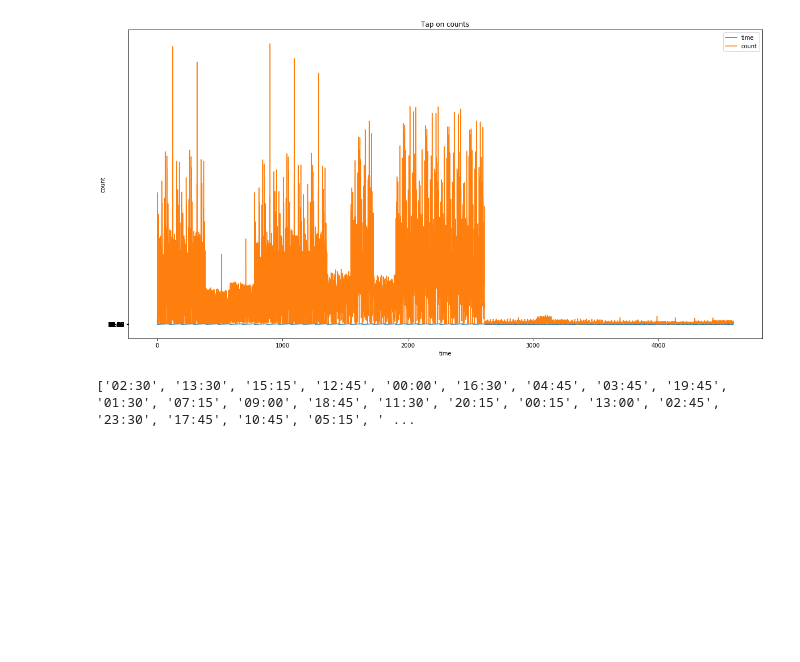
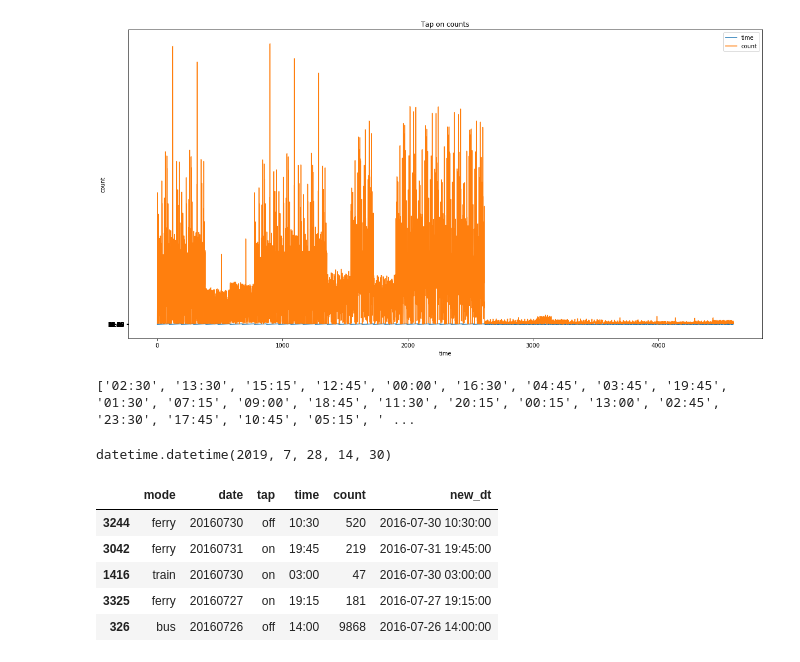
Before and after one commit to Annie677/Dataproject, a Jupyter notebook: The opal card tap on .ipynb, the cells around one changed output. Drawn from its saved outputs; the diff is of its cells as text; code cells hidden in the pictures; blank space fills up the shorter version.

```diff
--- a/The opal card tap on .ipynb
+++ b/The opal card tap on .ipynb
@@ -57,0 +86,28 @@ print (list(tap_on['time']))
+# %%
+d = datetime.strptime('Jul 28 2019', '%b %d %Y')
+t = datetime.strptime('14:30', '%H:%M')
+d, t
+datetime(d.year,d.month,d.day,t.hour,t.minute)
+# %% [output]
+datetime.datetime(2019, 7, 28, 14, 30)
+# %%
+def parse_time(row):
+    try:
+        new_t = datetime.strptime(row.time, "%H:%M")
+        new_d = datetime.strptime(str(row.date), "%Y%m%d")
+        dt = datetime(new_d.year,new_d.month,new_d.day,new_t.hour,new_t.minute)
+        return dt
+    except Exception as e:
+#         print(t, e)
+        return None
+
+
+tap_on["new_dt"] = tap_on.apply(parse_time, axis=1)
+tap_on.sample(5)
+# %% [output]
+|  | mode | date | tap | time | count | new_dt |
+| 3244 | ferry | 20160730 | off | 10:30 | 520 | 2016-07-30 10:30:00 |
+| 3042 | ferry | 20160731 | on | 19:45 | 219 | 2016-07-31 19:45:00 |
+| 1416 | train | 20160730 | on | 03:00 | 47 | 2016-07-30 03:00:00 |
+| 3325 | ferry | 20160727 | on | 19:15 | 181 | 2016-07-27 19:15:00 |
+| 326 | bus | 20160726 | off | 14:00 | 9868 | 2016-07-26 14:00:00 |
```
Also changed, not shown: parts of 7 cells of this notebook.
